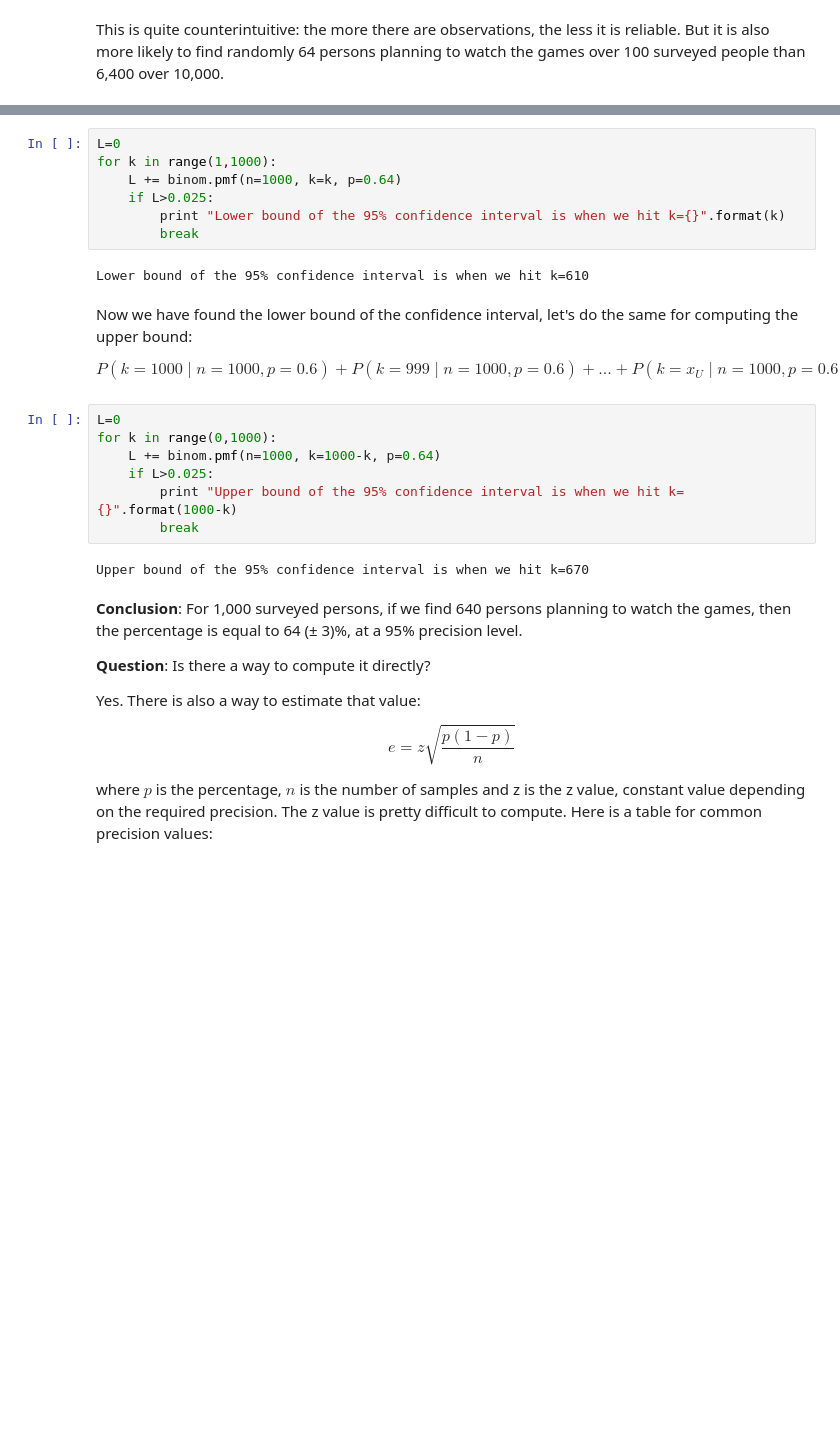
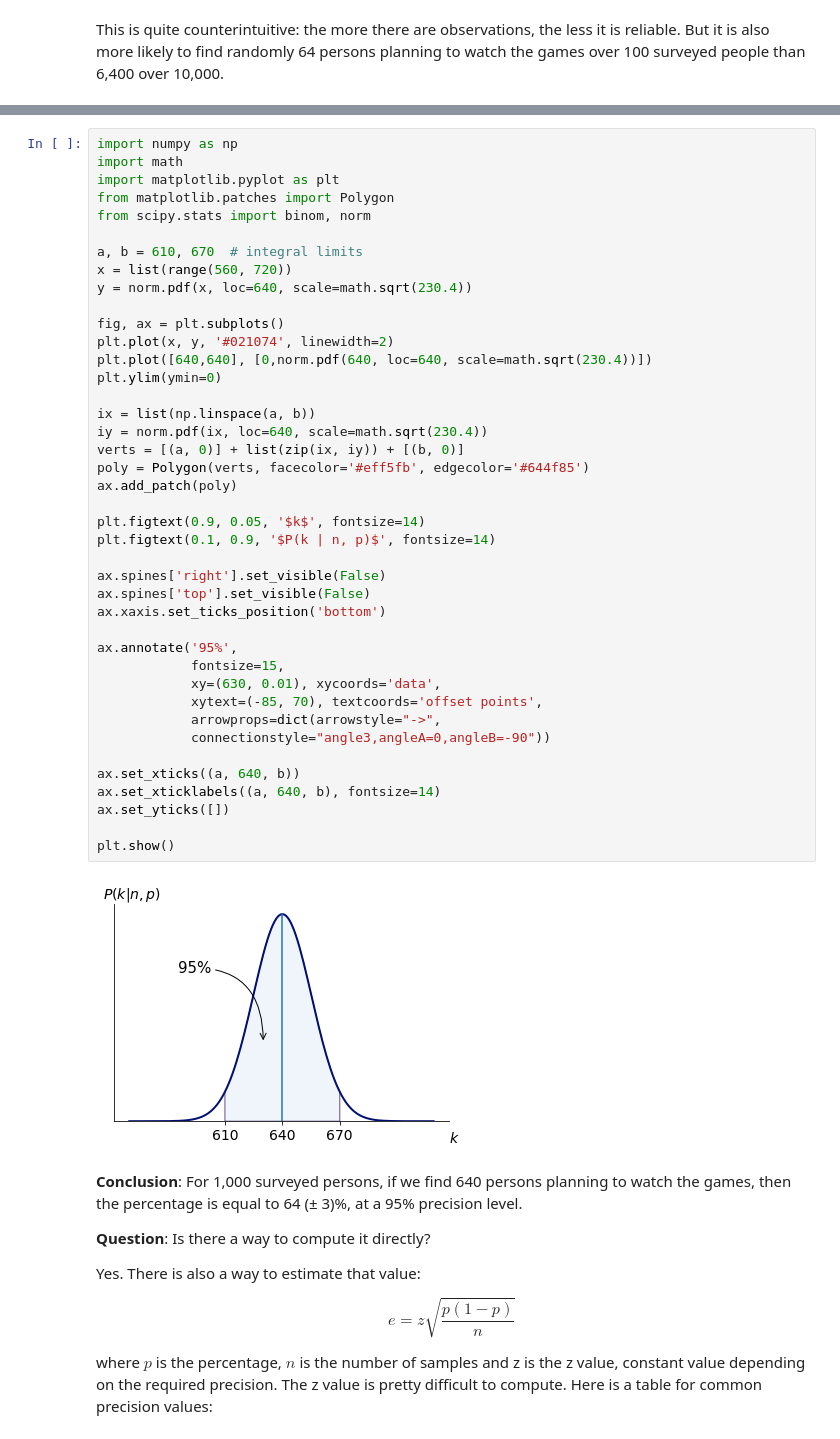
Before and after one commit to rguigoures/tutorials, a Jupyter notebook: ProportionsEvaluation.ipynb, the cells around one changed output, grey strips where cells are left out. Saved outputs shown, nothing was run; the diff lists cells and outputs as text; blank space fills up the shorter version.

Commit message:
area under binom pmf

```diff
--- a/ProportionsEvaluation.ipynb
+++ b/ProportionsEvaluation.ipynb
@@ -189,25 +176,46 @@ $$P(k=1 \mid n=1000, p=0.64)+P(k=2 \mid n=1000, p=0.64)+...+P(k=x_L \mid n=1000,
-# %%
-L=0
-for k in range(1,1000):
-    L += binom.pmf(n=1000, k=k, p=0.64)
-    if L>0.025:
-        print "Lower bound of the 95% confidence interval is when we hit k={}".format(k)
-        break
-# %% [output]
-Lower bound of the 95% confidence interval is when we hit k=610
-# %% [markdown]
-Now we have found the lower bound of the confidence interval, let's do the same for computing the upper bound:
-
-$$P(k=1000 \mid n=1000, p=0.6)+P(k=999 \mid n=1000, p=0.6)+...+P(k=x_U \mid n=1000, p=0.6) = 2.5\%$$
-# %%
-L=0
-for k in range(0,1000):
-    L += binom.pmf(n=1000, k=1000-k, p=0.64)
-    if L>0.025:
-        print "Upper bound of the 95% confidence interval is when we hit k={}".format(1000-k)
-        break
-# %% [output]
-Upper bound of the 95% confidence interval is when we hit k=670
+# %%
+import numpy as np
+import math
+import matplotlib.pyplot as plt
+from matplotlib.patches import Polygon
+from scipy.stats import binom, norm
+
+a, b = 610, 670  # integral limits
+x = list(range(560, 720))
+y = norm.pdf(x, loc=640, scale=math.sqrt(230.4))
+
+fig, ax = plt.subplots()
+plt.plot(x, y, '#021074', linewidth=2)
+plt.plot([640,640], [0,norm.pdf(640, loc=640, scale=math.sqrt(230.4))])
+plt.ylim(ymin=0)
+
+ix = list(np.linspace(a, b))
+iy = norm.pdf(ix, loc=640, scale=math.sqrt(230.4))
+verts = [(a, 0)] + list(zip(ix, iy)) + [(b, 0)]
+poly = Polygon(verts, facecolor='#eff5fb', edgecolor='#644f85')
+ax.add_patch(poly)
+
+plt.figtext(0.9, 0.05, '$k$', fontsize=14)
+plt.figtext(0.1, 0.9, '$P(k | n, p)$', fontsize=14)
+
+ax.spines['right'].set_visible(False)
+ax.spines['top'].set_visible(False)
+ax.xaxis.set_ticks_position('bottom')
+
+ax.annotate('95%',
+            fontsize=15,
+            xy=(630, 0.01), xycoords='data',
+            xytext=(-85, 70), textcoords='offset points',
+            arrowprops=dict(arrowstyle="->",
+            connectionstyle="angle3,angleA=0,angleB=-90"))
+
+ax.set_xticks((a, 640, b))
+ax.set_xticklabels((a, 640, b), fontsize=14)
+ax.set_yticks([])
+
+plt.show()
+# %% [output]
+[figure, added]
 # %% [markdown]
 **Conclusion**: For 1,000 surveyed persons, if we find 640 persons planning to watch the games, then the percentage is equal to 64 (± 3)%, at a 95% precision level.
 
```
Also changed, not shown: parts of 3 cells of this notebook.
